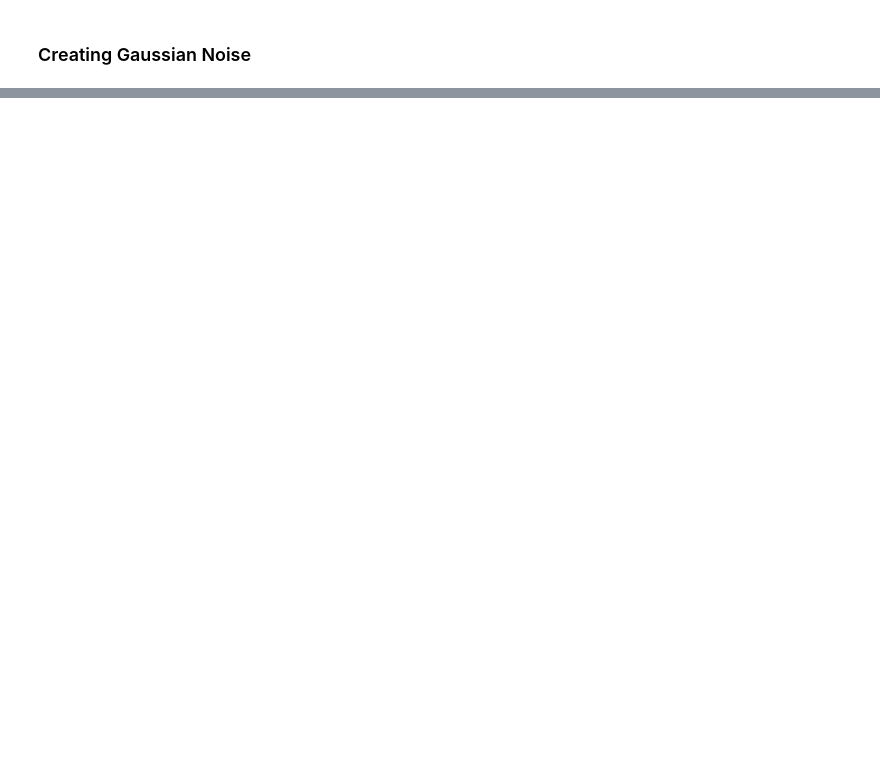
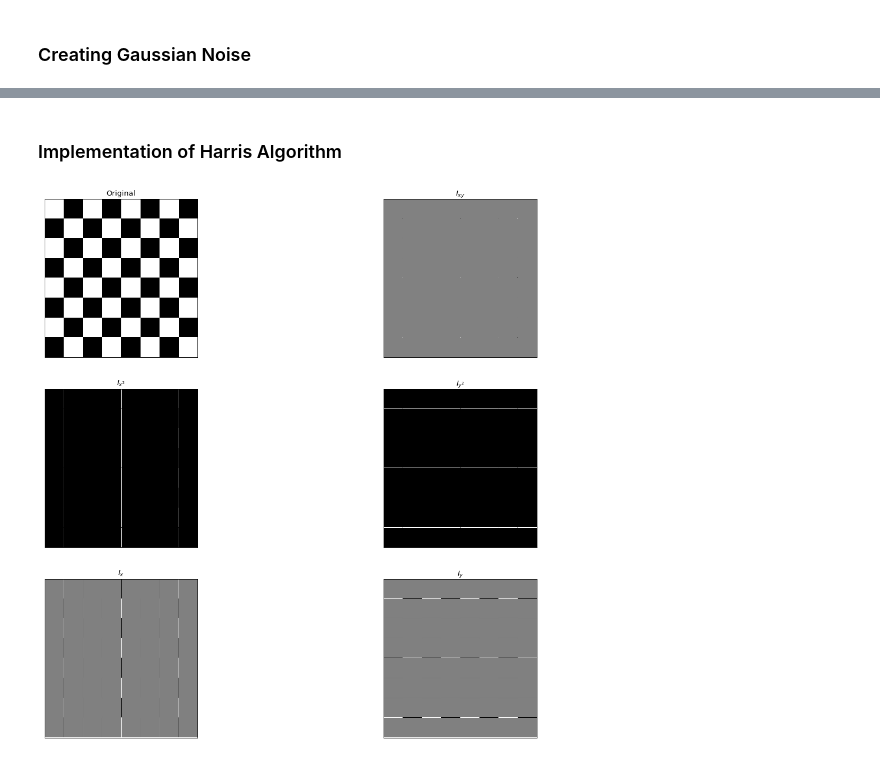
Before and after one commit to jpeumesmo/quizs_computer_Vision, a Jupyter notebook: quiz_4/quiz_4_edson_joao-pedro.ipynb, the cells around one changed output, grey strips where cells are left out. Saved outputs shown, nothing was run; the diff lists cells and outputs as text; code cells hidden in the pictures; blank space fills up the shorter version.

```diff
--- a/quiz_4/quiz_4_edson_joao-pedro.ipynb
+++ b/quiz_4/quiz_4_edson_joao-pedro.ipynb
@@ -66,0 +67,28 @@ Clipping input data to the valid range for imshow with RGB data ([0..1] for floa
+# %% [markdown]
+### Implementation of Harris Algorithm
+# %%
+sobel_x = np.array([[1,0,-1],[2,0,-2],[1,0,-1]])
+sobel_y = np.array([[1,2,1],[0,0,0],[-1,-2,-1]])
+I_x = cv2.filter2D(gray,-1,sobel_x)
+I_y = cv2.filter2D(gray,-1,sobel_y)
+I_xy = np.multiply(I_x,I_y)
+I_x2 = np.multiply(I_x,I_x)
+I_y2 = np.multiply(I_y,I_y)
+fig=plt.figure(figsize=(18, 16), dpi= 80, facecolor='w', edgecolor='k')
+plt.subplot(321),plt.imshow(gray, cmap='gray')
+plt.title('Original'), plt.xticks([]), plt.yticks([])
+plt.subplot(322),plt.imshow(I_xy, cmap='gray')
+plt.title('$I_{xy}$'), plt.xticks([]), plt.yticks([])
+
+plt.subplot(323),plt.imshow(I_x2, cmap='gray')
+plt.title('$I_{x^2}$'), plt.xticks([]), plt.yticks([])
+plt.subplot(324),plt.imshow(I_y2, cmap='gray')
+plt.title('$I_{y^2}$'), plt.xticks([]), plt.yticks([])
+
+plt.subplot(325),plt.imshow(I_x, cmap='gray')
+plt.title('$I_x$'), plt.xticks([]), plt.yticks([])
+plt.subplot(326),plt.imshow(I_y, cmap='gray')
+plt.title('$I_y$'), plt.xticks([]), plt.yticks([])
+plt.show()
+# %% [output]
+[figure, added]
```
Also changed, not shown: parts of 10 cells of this notebook.
